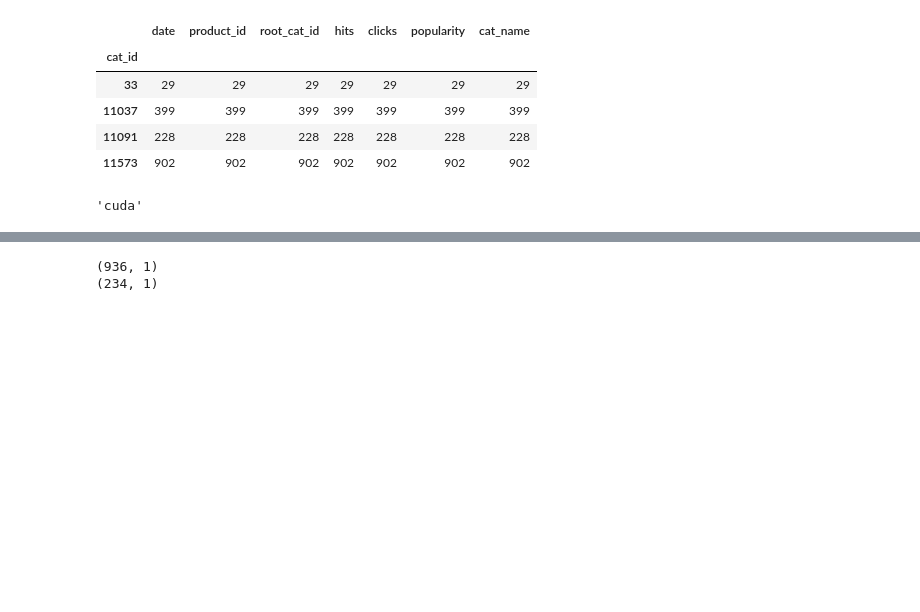
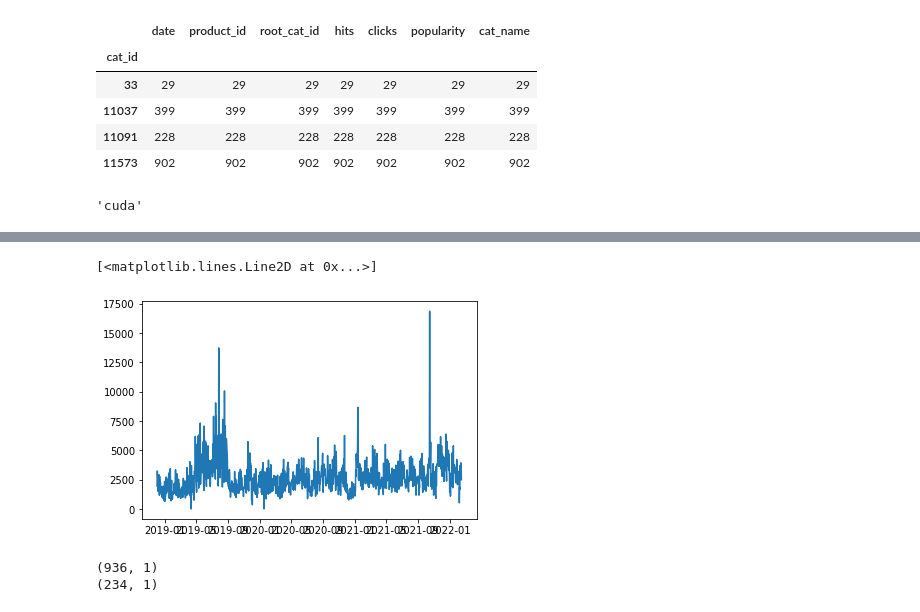
Before and after one commit to sjsivert/Masteroppgave, a Jupyter notebook: notebooks/lstm_market_insight_exploration.ipynb, the cells around one changed output, grey strips where cells are left out. Cells and saved outputs as stored; diff of their text form; code cells hidden in the pictures; blank space fills up the shorter version.

```diff
--- a/notebooks/lstm_market_insight_exploration.ipynb
+++ b/notebooks/lstm_market_insight_exploration.ipynb
@@ -77,0 +77,6 @@ AttributeError: 'numpy.ndarray' object has no attribute 'plot'
+# %%
+# DATA BIG
+raw_data = pd.read_csv('../datasets/raw/market_insights_overview_all_2022_02_14.csv', parse_dates=["date"])
+
+# Filter away early 2018 data as it seems to contain errors
+raw_data =raw_data .loc[raw_data ['date'] > '2018-12-01']
@@ -78,3 +101,8 @@ AttributeError: 'numpy.ndarray' object has no attribute 'plot'
+# %%
+plt.plot(data_chosen_cat_filled_dates)
+# %% [output]
+[<matplotlib.lines.Line2D at 0x...>]
+[figure, added]
 # %%
 SEED = 1345
 
```
Also changed, not shown: parts of 13 cells of this notebook.
